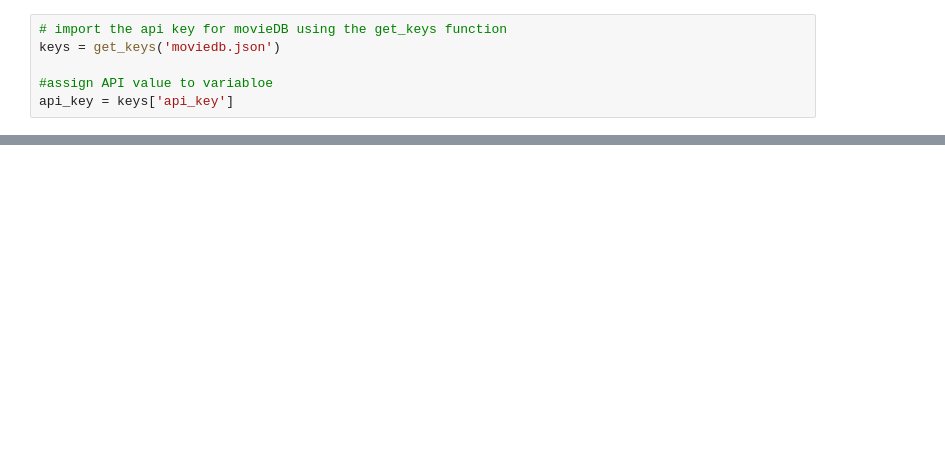
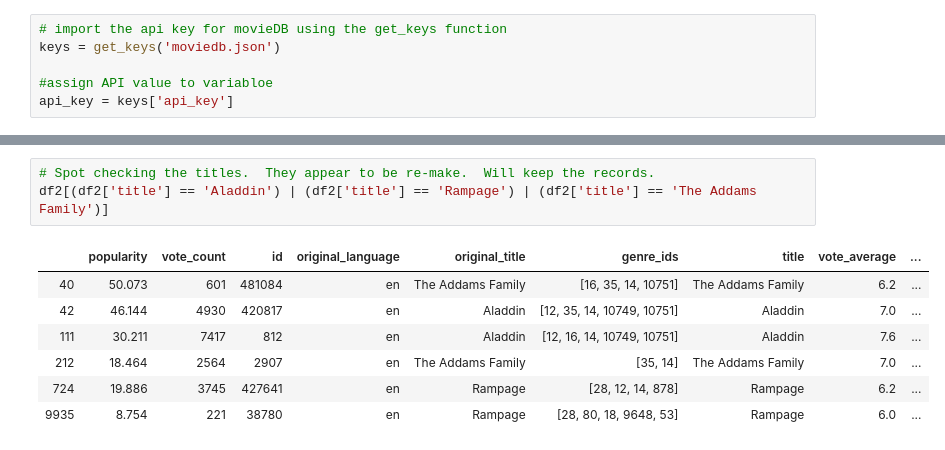
Before and after one commit to CaryMosley/Mod1Project, a Jupyter notebook: MovieStatistics.ipynb, the cells around one changed output, grey strips where cells are left out. Cells and saved outputs as stored; diff of their text form; blank space fills up the shorter version.

```diff
--- a/MovieStatistics.ipynb
+++ b/MovieStatistics.ipynb
@@ -184,0 +163,11 @@ df2.head()
+# %%
+# Spot checking the titles.  They appear to be re-make.  Will keep the records.
+df2[(df2['title'] == 'Aladdin') | (df2['title'] == 'Rampage') | (df2['title'] == 'The Addams Family')]
+# %% [output]
+|  | popularity | vote_count | id | original_language | original_title | genre_ids | title | vote_average | ... |
+| 40 | 50.073 | 601 | 481084 | en | The Addams Family | [16, 35, 14, 10751] | The Addams Family | 6.2 | ... |
+| 42 | 46.144 | 4930 | 420817 | en | Aladdin | [12, 35, 14, 10749, 10751] | Aladdin | 7.0 | ... |
+| 111 | 30.211 | 7417 | 812 | en | Aladdin | [12, 16, 14, 10749, 10751] | Aladdin | 7.6 | ... |
+| 212 | 18.464 | 2564 | 2907 | en | The Addams Family | [35, 14] | The Addams Family | 7.0 | ... |
+| 724 | 19.886 | 3745 | 427641 | en | Rampage | [28, 12, 14, 878] | Rampage | 6.2 | ... |
+| 9935 | 8.754 | 221 | 38780 | en | Rampage | [28, 80, 18, 9648, 53] | Rampage | 6.0 | ... |
```
Also changed, not shown: parts of 59 cells of this notebook.
